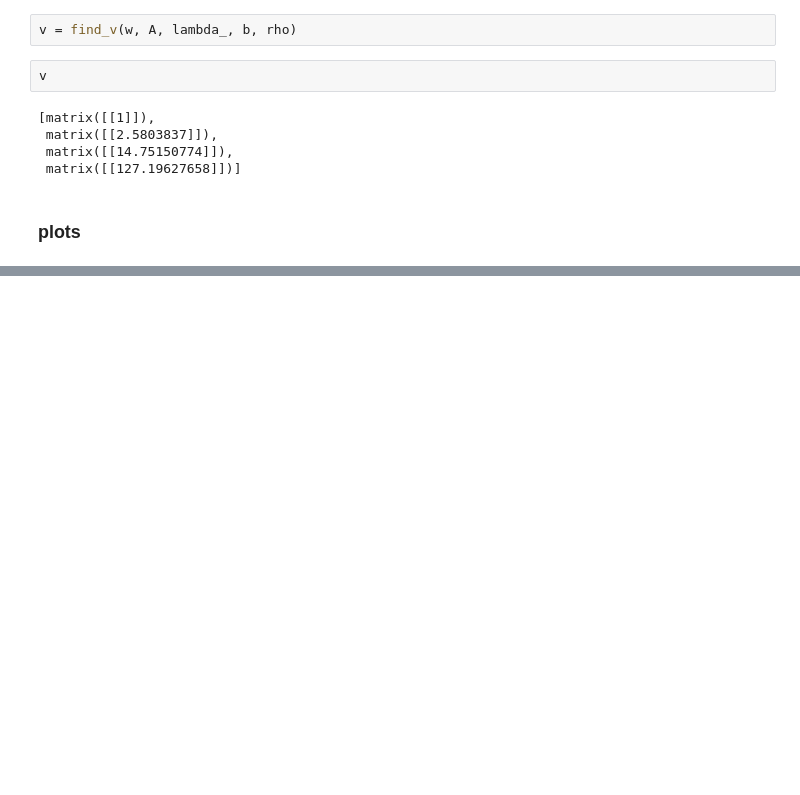
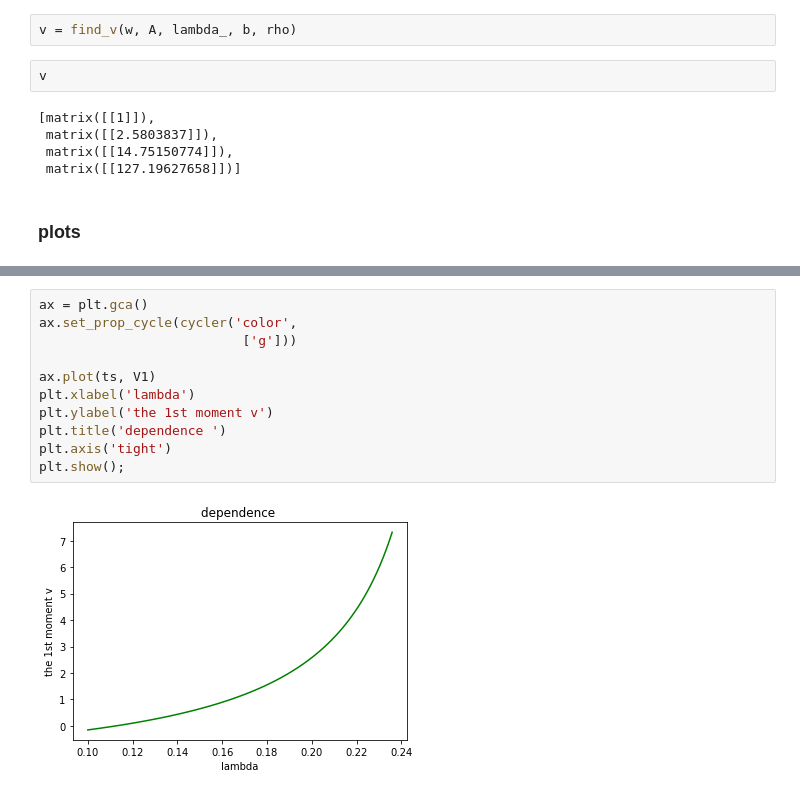
Before and after one commit to JanaLeshchanka/TMO, a Jupyter notebook: task1/moments.ipynb, the cells around one changed output, grey strips where cells are left out. Cells and saved outputs as stored; diff of their text form; blank space fills up the shorter version.

```diff
--- a/task1/moments.ipynb
+++ b/task1/moments.ipynb
@@ -237,0 +289,13 @@ v
+# %%
+ax = plt.gca()
+ax.set_prop_cycle(cycler('color',
+                          ['g']))
+
+ax.plot(ts, V1)
+plt.xlabel('lambda')
+plt.ylabel('the 1st moment v')
+plt.title('dependence ')
+plt.axis('tight')
+plt.show();
+# %% [output]
+[figure, added]
```
Also changed, not shown: parts of 34 cells of this notebook.
